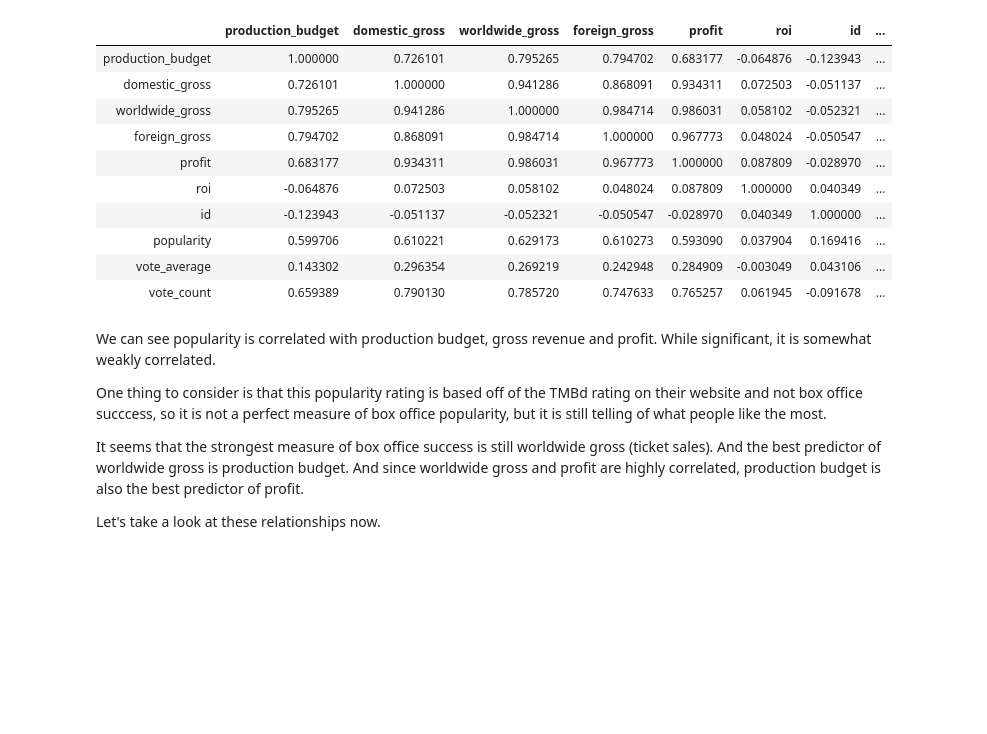
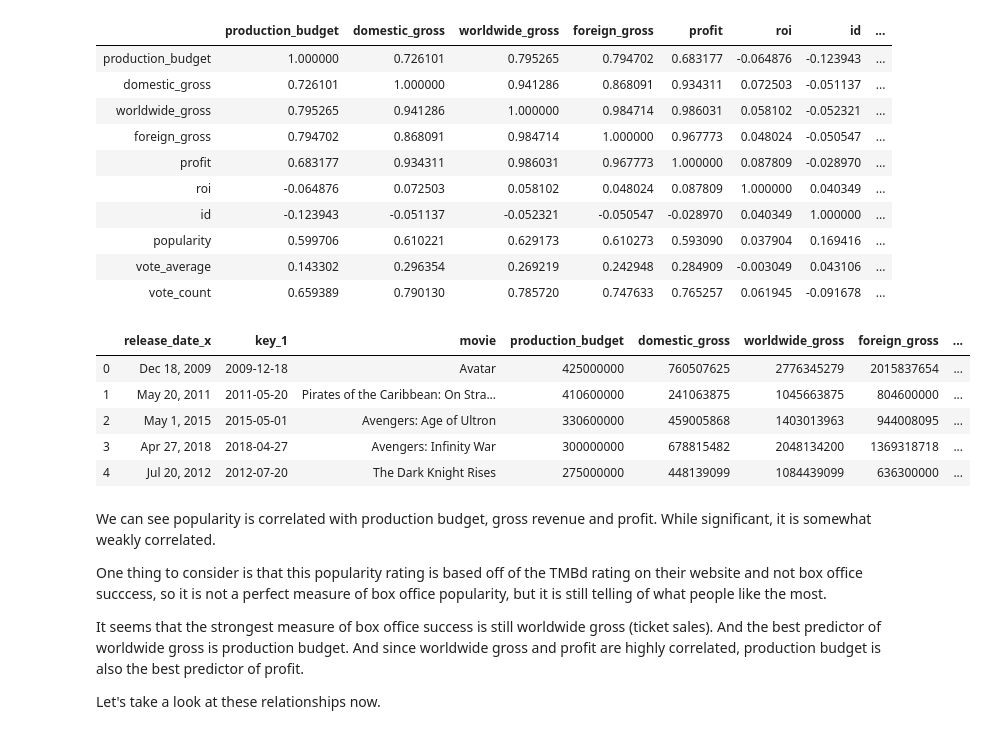
Before and after one commit to JessicaFB/Box-Office-Opportunities, a Jupyter notebook: Movie_Analysis_Project.ipynb, the cells around one changed output. Drawn from its saved outputs; the diff is of its cells as text; code cells hidden in the pictures; blank space fills up the shorter version.

```diff
--- a/Movie_Analysis_Project.ipynb
+++ b/Movie_Analysis_Project.ipynb
@@ -477,6 +477,15 @@ roi_id_df.corr(method='pearson')
 | popularity | 0.599706 | 0.610221 | 0.629173 | 0.610273 | 0.593090 | 0.037904 | 0.169416 | ... |
 | vote_average | 0.143302 | 0.296354 | 0.269219 | 0.242948 | 0.284909 | -0.003049 | 0.043106 | ... |
 | vote_count | 0.659389 | 0.790130 | 0.785720 | 0.747633 | 0.765257 | 0.061945 | -0.091678 | ... |
+# %%
+roi_id_df.head()
+# %% [output]
+|  | release_date_x | key_1 | movie | production_budget | domestic_gross | worldwide_gross | foreign_gross | ... |
+| 0 | Dec 18, 2009 | 2009-12-18 | Avatar | 425000000 | 760507625 | 2776345279 | 2015837654 | ... |
+| 1 | May 20, 2011 | 2011-05-20 | Pirates of the Caribbean: On Stra... | 410600000 | 241063875 | 1045663875 | 804600000 | ... |
+| 2 | May 1, 2015 | 2015-05-01 | Avengers: Age of Ultron | 330600000 | 459005868 | 1403013963 | 944008095 | ... |
+| 3 | Apr 27, 2018 | 2018-04-27 | Avengers: Infinity War | 300000000 | 678815482 | 2048134200 | 1369318718 | ... |
+| 4 | Jul 20, 2012 | 2012-07-20 | The Dark Knight Rises | 275000000 | 448139099 | 1084439099 | 636300000 | ... |
 # %% [markdown]
 We can see popularity is correlated with production budget, gross revenue and profit. While significant, it is somewhat weakly correlated.
 
```
Also changed, not shown: 1 other file.
